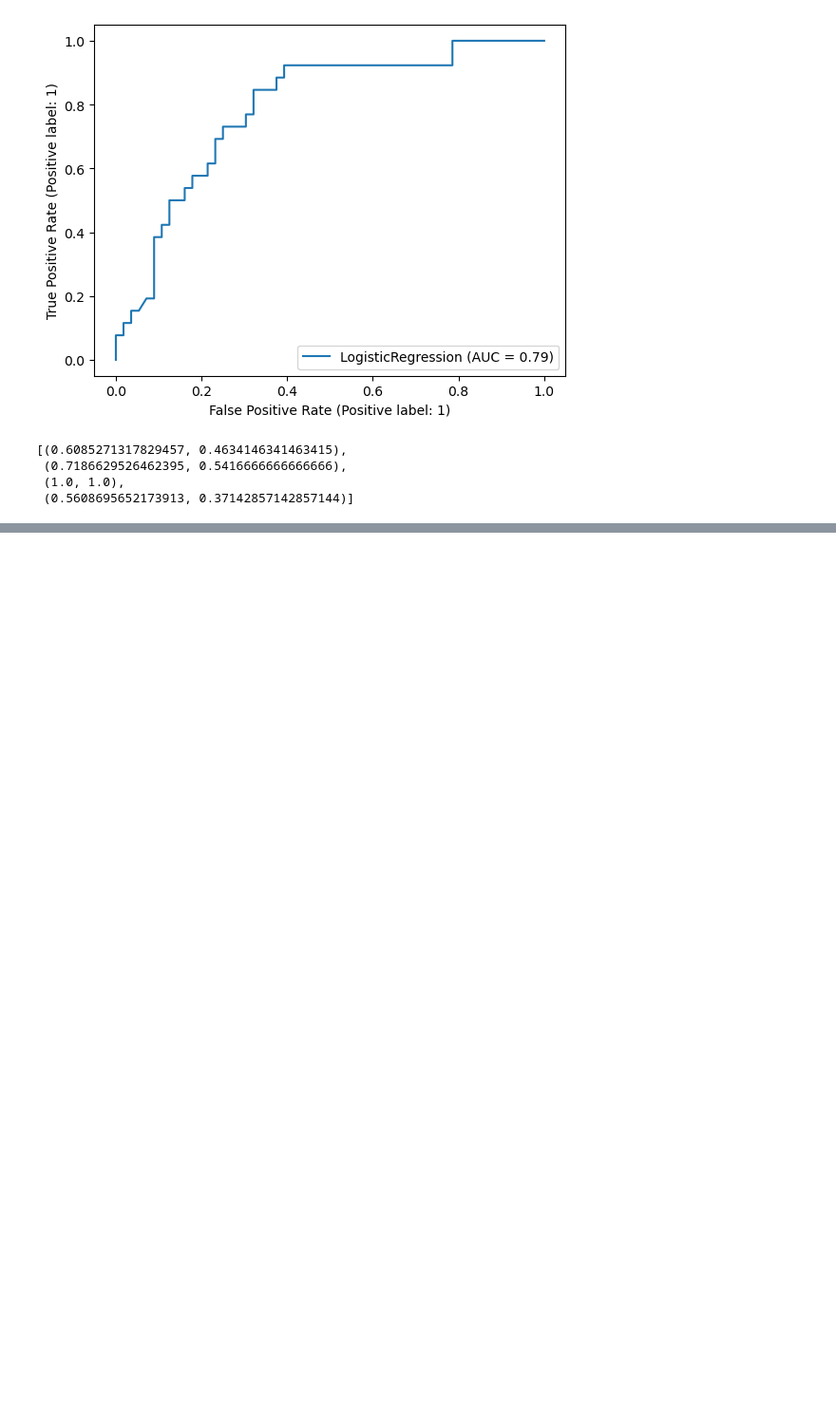
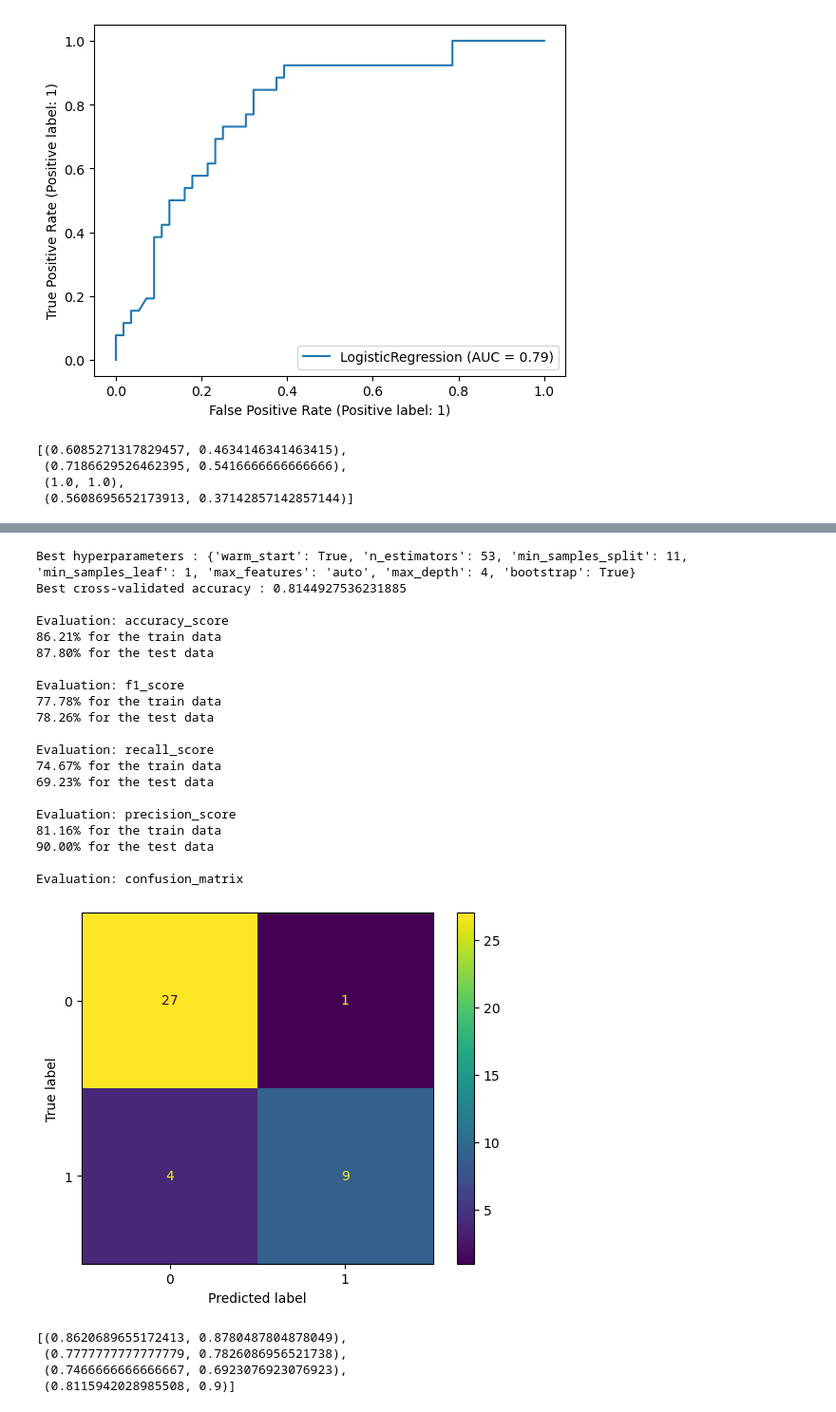
Before and after one commit to kimlindner/Type2DiabetesDetection_ML_Project, a Jupyter notebook: Fine_tuning.ipynb, the cells around one changed output, grey strips where cells are left out. Shown at 95% size. Drawn from its saved outputs; the diff is of its cells as text; code cells hidden in the pictures; blank space fills up the shorter version.

```diff
--- a/Fine_tuning.ipynb
+++ b/Fine_tuning.ipynb
@@ -255,0 +266,10 @@ Evaluation: roc
+# %%
+from scipy.stats import reciprocal, uniform
+
+random_forest_grid_random = {'n_estimators': reciprocal(2, 500).rvs(5).astype(int),
+                             'max_depth' : reciprocal(4, 200).rvs(4).astype(int),
+                             'bootstrap': [True, False],
+                             'max_features': ['auto', 'sqrt'],
+                             'min_samples_leaf': reciprocal(1, 5).rvs(4).astype(int),
+                             'min_samples_split': reciprocal(2, 12).rvs(4).astype(int),
+                             'warm_start': [True, False]}
@@ -255,0 +338,30 @@ Evaluation: roc
+# %%
+run_randomizedsearchCV(rfc, random_forest_grid_random, X_train, y_train, ros='final', verbose=0)
+acc_best_random_model = load_model(rfc, 'accuracy', ros='final', search='random')
+model_eval(acc_best_random_model, X_train, X_test, y_train, y_test, confusion=True)
+# %% [output]
+Best hyperparameters : {'warm_start': True, 'n_estimators': 53, 'min_samples_split': 11, 'min_samples_leaf': 1, 'max_features': 'auto', 'max_depth': 4, 'bootstrap': True}
+Best cross-validated accuracy : 0.8144927536231885
+
+Evaluation: accuracy_score
+86.21% for the train data
+87.80% for the test data
+
+Evaluation: f1_score
+77.78% for the train data
+78.26% for the test data
+
+Evaluation: recall_score
+74.67% for the train data
+69.23% for the test data
+
+Evaluation: precision_score
+81.16% for the train data
+90.00% for the test data
+
+Evaluation: confusion_matrix
+[figure, added]
+[(0.8620689655172413, 0.8780487804878049),
+ (0.7777777777777779, 0.7826086956521738),
+ (0.7466666666666667, 0.6923076923076923),
+ (0.8115942028985508, 0.9)]
```
Also changed, not shown: parts of 12 cells of this notebook, 8 other files.
